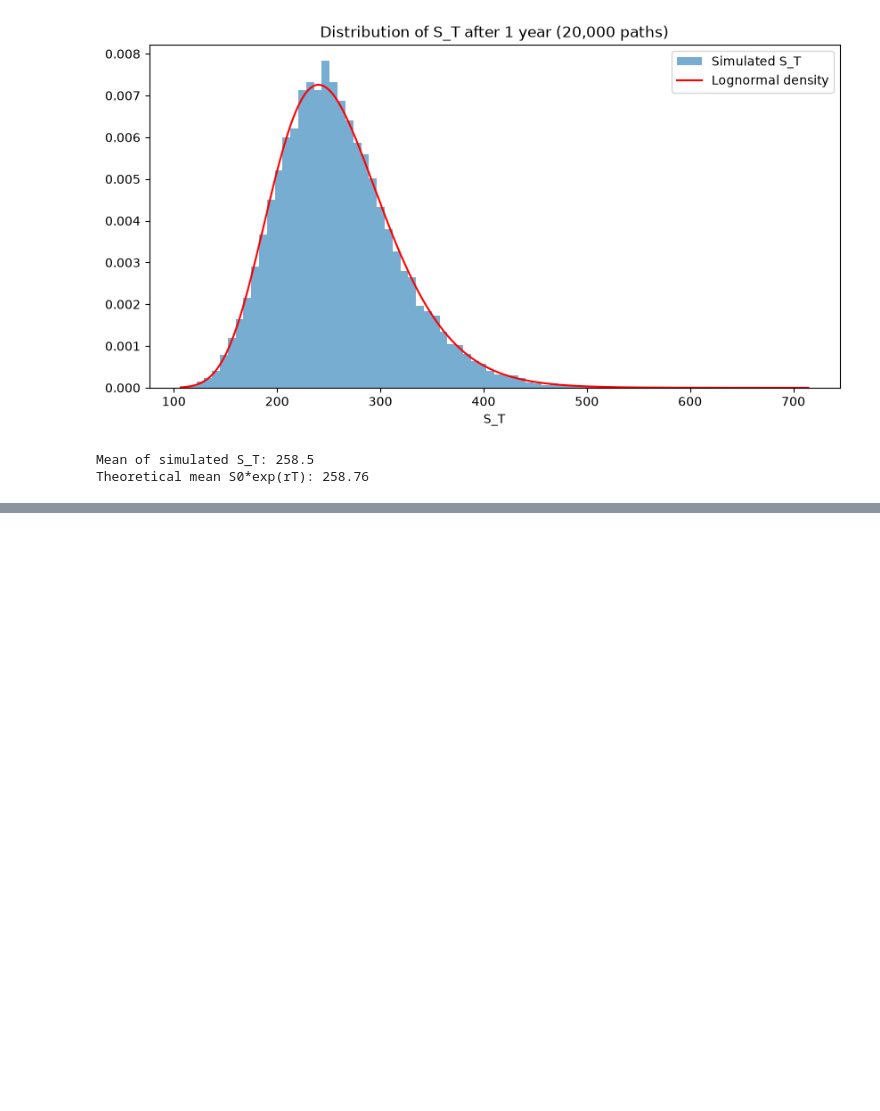
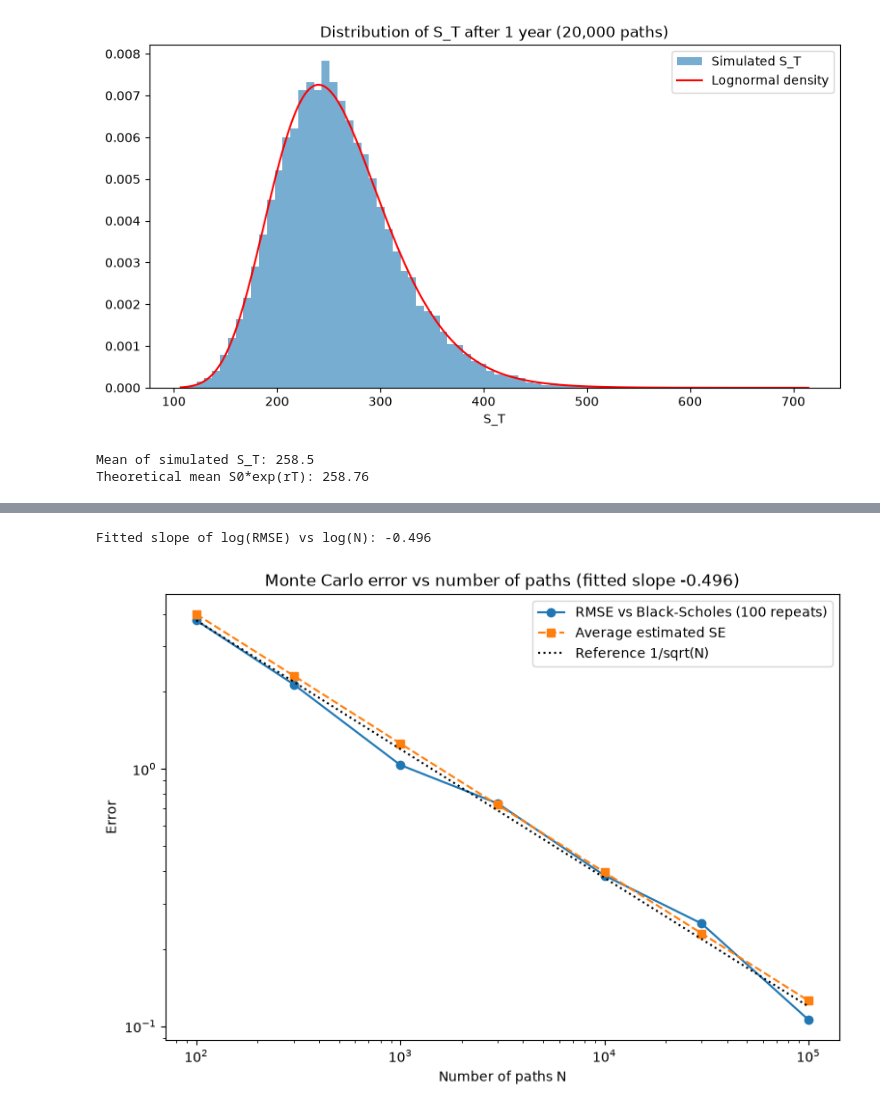
Before and after one commit to lewis-shearer/Monte_Carlo_Option_Pricing, a Jupyter notebook: option_pricing.ipynb, the cells around one changed output, grey strips where cells are left out. Drawn from its saved outputs; the diff is of its cells as text; code cells hidden in the pictures; blank space fills up the shorter version.

```diff
--- a/option_pricing.ipynb
+++ b/option_pricing.ipynb
@@ -173,0 +237,36 @@ Theoretical mean S0*exp(rT): 258.76
+# %%
+N_grid = np.array([100, 300, 1000, 3000, 10000, 30000, 100000])
+n_repeats = 100
+rmse = []
+mean_se = []
+
+for N in N_grid:
+    prices = []
+    ses = []
+    for i in range(n_repeats):
+        price, se = mc_european(S0, K, T, r, sigma, N, 'call')
+        prices.append(price)
+        ses.append(se)
+    rmse.append(np.sqrt(np.mean((np.array(prices) - call_bs)**2)))
+    mean_se.append(np.mean(ses))
+
+rmse = np.array(rmse)
+mean_se = np.array(mean_se)
+
+# Fit a straight line in log-log space
+slope, intercept = np.polyfit(np.log(N_grid), np.log(rmse), 1)
+print('Fitted slope of log(RMSE) vs log(N):', round(slope, 3))
+# %% [output]
+Fitted slope of log(RMSE) vs log(N): -0.496
+# %%
+plt.figure(figsize=(9, 6))
+plt.loglog(N_grid, rmse, 'o-', label='RMSE vs Black-Scholes (100 repeats)')
+plt.loglog(N_grid, mean_se, 's--', label='Average estimated SE')
+plt.loglog(N_grid, rmse[0] * np.sqrt(N_grid[0] / N_grid), 'k:', label='Reference 1/sqrt(N)')
+plt.title(f'Monte Carlo error vs number of paths (fitted slope {slope:.3f})')
+plt.xlabel('Number of paths N')
+plt.ylabel('Error')
+plt.legend()
+plt.show()
+# %% [output]
+[figure, added]
```
Also changed, not shown: parts of 10 cells of this notebook.
